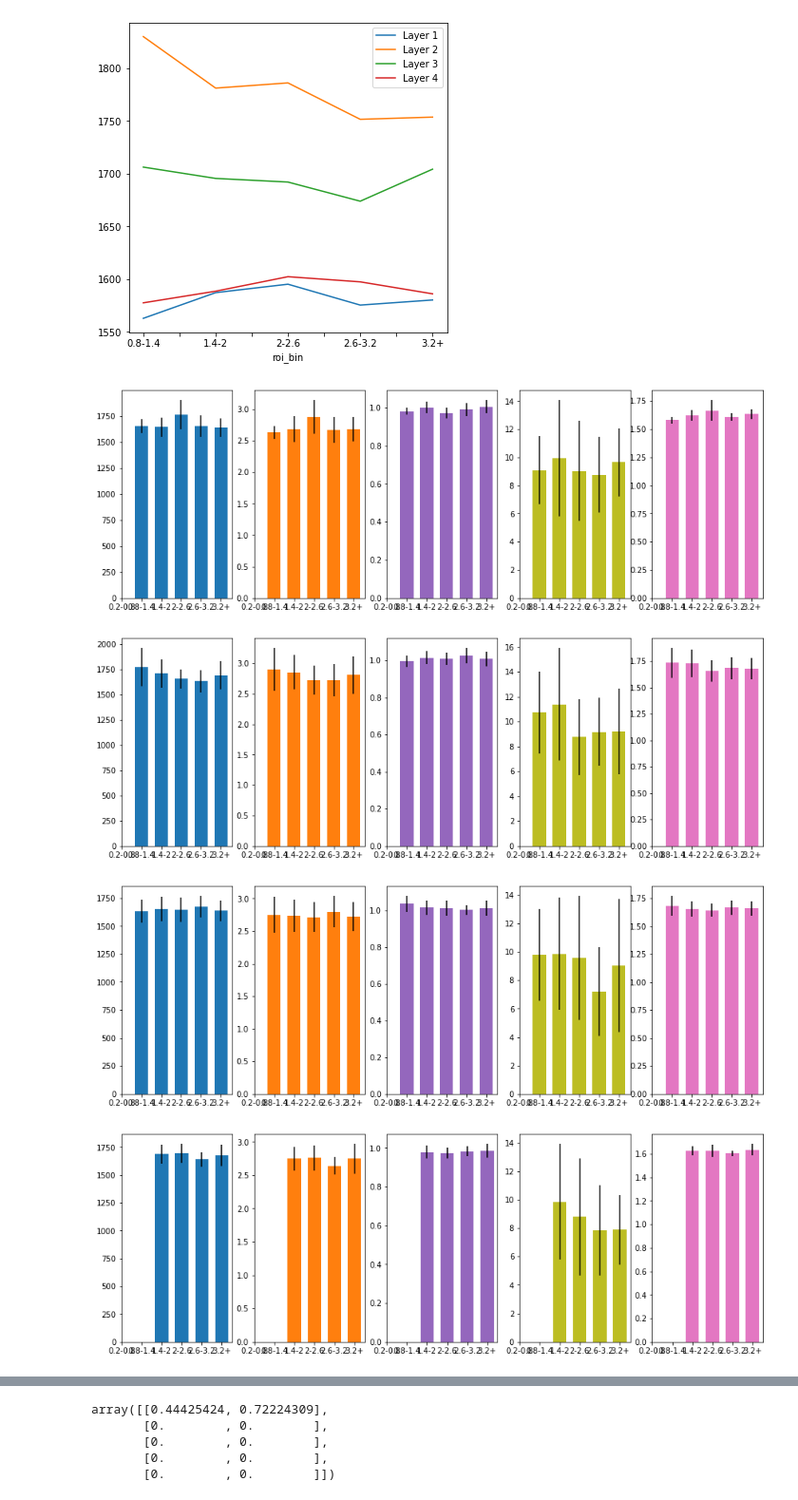
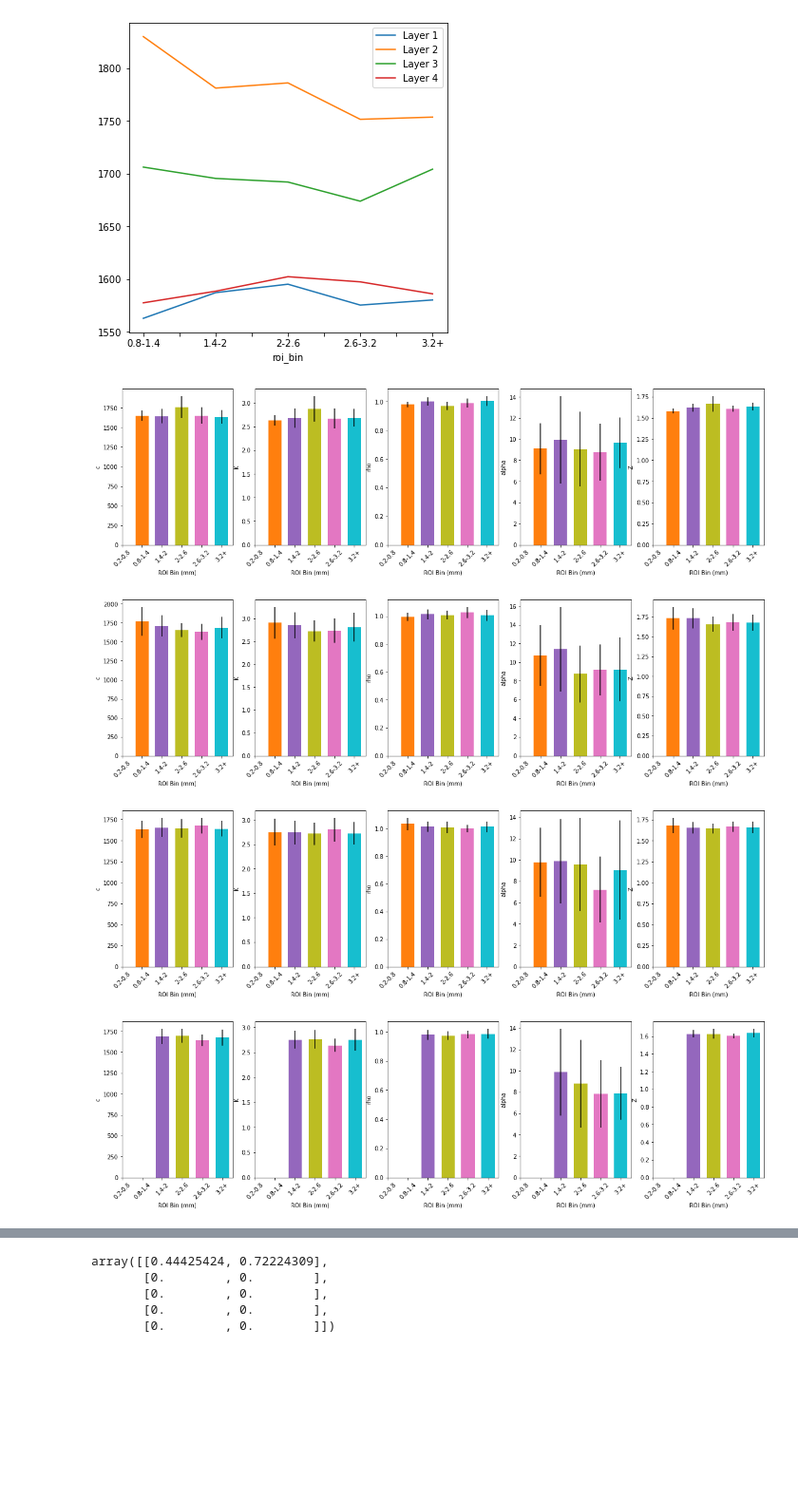
Before and after one commit to cameronhoerig/Riverside, a Jupyter notebook: SAM_Layering/QAM_Only_Hoang_Spreadsheet/QAM_Results_All_Eyes.ipynb, the cells around one changed output, grey strips where cells are left out. Shown at 95% size. Cells and saved outputs as stored; diff of their text form; code cells hidden in the pictures; blank space fills up the shorter version.

```diff
--- a/SAM_Layering/QAM_Only_Hoang_Spreadsheet/QAM_Results_All_Eyes.ipynb
+++ b/SAM_Layering/QAM_Only_Hoang_Spreadsheet/QAM_Results_All_Eyes.ipynb
@@ -298,7 +298,7 @@ for pp, this_param in enumerate(param_list):
         this_data = in_data[this_param][in_data['Layer'] == (ii+1)]
         p_y = this_data.mean()
         p_err = this_data.std()
-        layer_ax[pp].bar(x=p_x[ii],height=p_y,width=b_width,label=f'Layer {ii+1}',color=color_list[ii])
+        layer_ax[pp].bar(x=p_x[ii],height=p_y,yerr=p_err,width=b_width,label=f'Layer {ii+1}',color=color_list[ii])
 
     layer_ax[pp].set_xlabel(this_param)
 
@@ -663,42 +663,44 @@ for ee, this_eye in enumerate(eye_list):
         this_df = this_df[this_df['Region'] == this_reg]
         temp_res = np.zeros((num_param,2))
 
-        this_fig, this_ax = plt.subplots(1,num_param,figsize=((3*num_param,5)))
+        this_fig, this_ax = plt.subplots(1,num_param,figsize=((4*num_param,5)))
         this_ax = this_ax.ravel()
 
         for pp, this_param in enumerate(param_list): # loop over the acoustic parameters list
             # Add lists of parameter values in each ROI bin to a master list
             this_data_list = []
             this_data_list = [this_df[this_df['roi_bin'] == x][this_param] for x in roi_bins]
 
             # Group for plotting purposes
             p_y = this_df.groupby('roi_bin')[this_param].mean().values
             p_err = this_df.groupby('roi_bin')[this_param].std().values
             #p_y['x_pos'] = x_pos
             #p_y.dropna(inplace=True)
             #p_err.dropna(inplace=True)
-            this_ax[pp].bar(x=x_pos,height=p_y,yerr=p_err,color=color_list[pp])
+            this_ax[pp].bar(x=x_pos,height=p_y,yerr=p_err,color=color_list)
             this_ax[pp].set_xticks(x_pos)
-            this_ax[pp].set_xticklabels(roi_bins)
+            this_ax[pp].set_xticklabels(roi_bins,rotation=45)
+            this_ax[pp].set_xlabel('ROI Bin (mm)')
+            this_ax[pp].set_ylabel(this_param)
 
             # Remove any empty lists
             copy_list = []
             bin_list = []
             for ll in range(len(this_data_list)):
                 if len(this_data_list[ll]) > 0:
                     copy_list.append(this_data_list[ll])
                     bin_list.append(roi_bins[ll])
 
 
             this_f, this_p = scipy.stats.f_oneway(*copy_list) # the '*' is used to unpack the argument list
             temp_res[pp,:] = [this_f,this_p]
         temp_df = pd.DataFrame(temp_res,columns=['f-stat','p-value'],index=param_list)
         temp_df.index = pd.MultiIndex.from_product([[this_eye+this_reg], temp_df.index])
 
 
         f_roi.append(temp_res)
 # %% [output]
-[figure, old version]
+[figure, new version]
-[figure, old version]
+[figure, new version]
-[figure, old version]
+[figure, new version]
-[figure, old version]
+[figure, new version]
```
Also changed, not shown: parts of 4 cells of this notebook.
